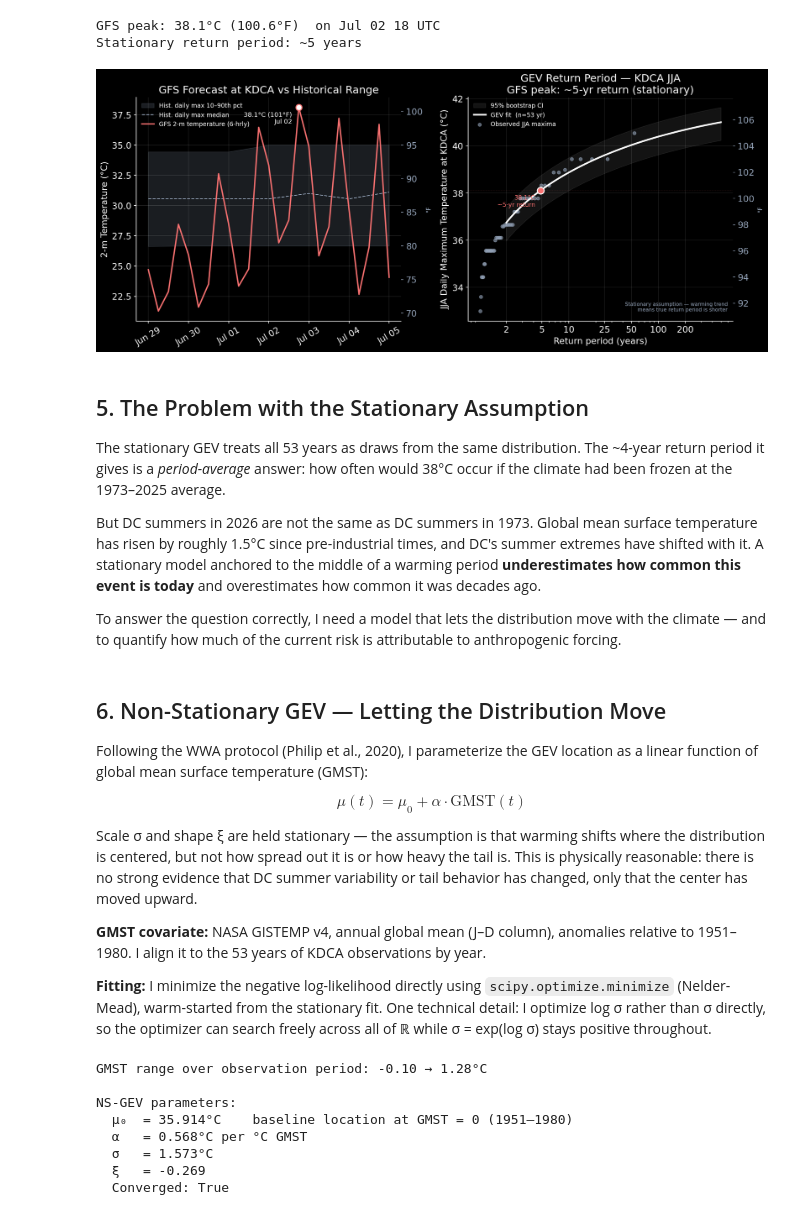
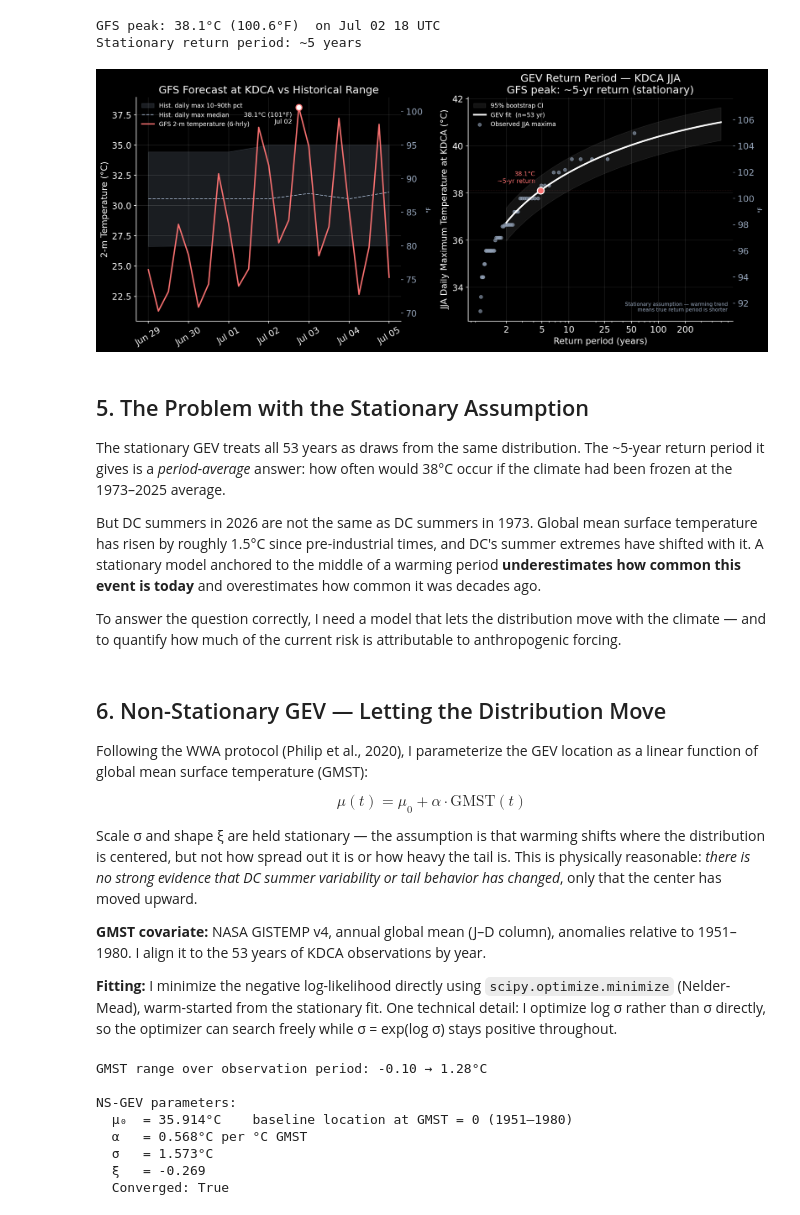
Before and after one commit to sotarolab/weather-extremes, a Jupyter notebook: analyses/dc_heatwave_2026/dc_heatwave_2026_analysis.ipynb, the cells around one changed output. Cells and saved outputs as stored; diff of their text form; code cells hidden in the pictures.

```diff
--- a/analyses/dc_heatwave_2026/dc_heatwave_2026_analysis.ipynb
+++ b/analyses/dc_heatwave_2026/dc_heatwave_2026_analysis.ipynb
@@ -245,39 +245,39 @@ rl = genextreme.ppf(1 - 1/T, c, loc, scale)
 lo_shift = np.mean([ci_10[0] - return_10, ci_50[0] - return_50])
 hi_shift = np.mean([ci_10[1] - return_10, ci_50[1] - return_50])
 ax.fill_between(T, rl + lo_shift, rl + hi_shift, color='white', alpha=0.08, label='95% bootstrap CI')
 ax.plot(T, rl, color='white', lw=2.5, label=f'GEV fit  (n={len(ann_max)} yr)')
 n     = len(ann_max)
 T_emp = np.sort((n + 1) / np.arange(1, n + 1))
 ax.scatter(T_emp, np.sort(ann_max.values), color='#94a3b8', s=22, alpha=0.6, label='Observed JJA maxima')
 ax.axhline(gfs_peak_c, color='#f87171', lw=0.7, ls=':', alpha=0.4)
 ax.scatter([gfs_rp], [gfs_peak_c], color='#f87171', s=100, zorder=5, edgecolors='white', lw=1.5)
 ax.annotate(f'{gfs_peak_c:.1f}°C\n~{gfs_rp:.0f}-yr return',
-            xy=(gfs_rp, gfs_peak_c), xytext=(-8, -6), textcoords='offset points',
+            xy=(gfs_rp, gfs_peak_c+1), xytext=(-8, -6), textcoords='offset points',
             fontsize=9, color='#f87171', va='top', ha='right')
 ax.set_xscale('log')
 ax.set_xlabel('Return period (years)')
 ax.set_ylabel('JJA Daily Maximum Temperature at KDCA (°C)')
 ax.set_title(f'GEV Return Period — KDCA JJA\nGFS peak: ~{gfs_rp:.0f}-yr return (stationary)')
 ax.set_xticks([2, 5, 10, 25, 50, 100, 200])
 ax.set_xticklabels(['2', '5', '10', '25', '50', '100', '200'])
 ax.legend(fontsize=9, loc='upper left')
 ax.grid(alpha=0.12)
 ax.text(0.98, 0.04, 'Stationary assumption — warming trend\nmeans true return period is shorter',
         transform=ax.transAxes, fontsize=7.5, color='#94a3b8', ha='right', va='bottom')
 ax_f = ax.twinx()
 ax_f.set_ylim(ax.get_ylim()[0] * 9/5 + 32, ax.get_ylim()[1] * 9/5 + 32)
 ax_f.set_ylabel('°F', color='#94a3b8', fontsize=9)
 ax_f.tick_params(colors='#94a3b8')
 
 fig.tight_layout()
 plt.savefig(FIG_DIR / 'fig_dc_forecast_2026.png', dpi=150, bbox_inches='tight')
 plt.show()
 # %% [output]
-[figure, old version]
+[figure, new version]
 # %% [markdown]
 ## 5. The Problem with the Stationary Assumption
 
-The stationary GEV treats all 53 years as draws from the same distribution. The ~4-year return period it gives is a *period-average* answer: how often would 38°C occur if the climate had been frozen at the 1973–2025 average.
+The stationary GEV treats all 53 years as draws from the same distribution. The ~5-year return period it gives is a *period-average* answer: how often would 38°C occur if the climate had been frozen at the 1973–2025 average.
 
 But DC summers in 2026 are not the same as DC summers in 1973. Global mean surface temperature has risen by roughly 1.5°C since pre-industrial times, and DC's summer extremes have shifted with it. A stationary model anchored to the middle of a warming period **underestimates how common this event is today** and overestimates how common it was decades ago.
 
@@ -289,11 +289,11 @@ Following the WWA protocol (Philip et al., 2020), I parameterize the GEV locatio
 
 $$\mu(t) = \mu_0 + \alpha \cdot \text{GMST}(t)$$
 
-Scale σ and shape ξ are held stationary — the assumption is that warming shifts where the distribution is centered, but not how spread out it is or how heavy the tail is. This is physically reasonable: there is no strong evidence that DC summer variability or tail behavior has changed, only that the center has moved upward.
+Scale σ and shape ξ are held stationary — the assumption is that warming shifts where the distribution is centered, but not how spread out it is or how heavy the tail is. This is physically reasonable: *there is no strong evidence that DC summer variability or tail behavior has changed*, only that the center has moved upward.
 
 **GMST covariate:** NASA GISTEMP v4, annual global mean (J–D column), anomalies relative to 1951–1980. I align it to the 53 years of KDCA observations by year.
 
-**Fitting:** I minimize the negative log-likelihood directly using `scipy.optimize.minimize` (Nelder-Mead), warm-started from the stationary fit. One technical detail: I optimize log σ rather than σ directly, so the optimizer can search freely across all of ℝ while σ = exp(log σ) stays positive throughout.
+**Fitting:** I minimize the negative log-likelihood directly using `scipy.optimize.minimize` (Nelder-Mead), warm-started from the stationary fit. One technical detail: I optimize log σ rather than σ directly, so the optimizer can search freely while σ = exp(log σ) stays positive throughout.
 # %%
 # GISTEMP v4 — annual global mean surface temperature anomaly (1951–1980 baseline)
 url     = 'https://data.giss.nasa.gov/gistemp/tabledata_v4/GLB.Ts+dSST.csv'
```
Also changed, not shown: parts of 7 cells of this notebook, 1 other file.
